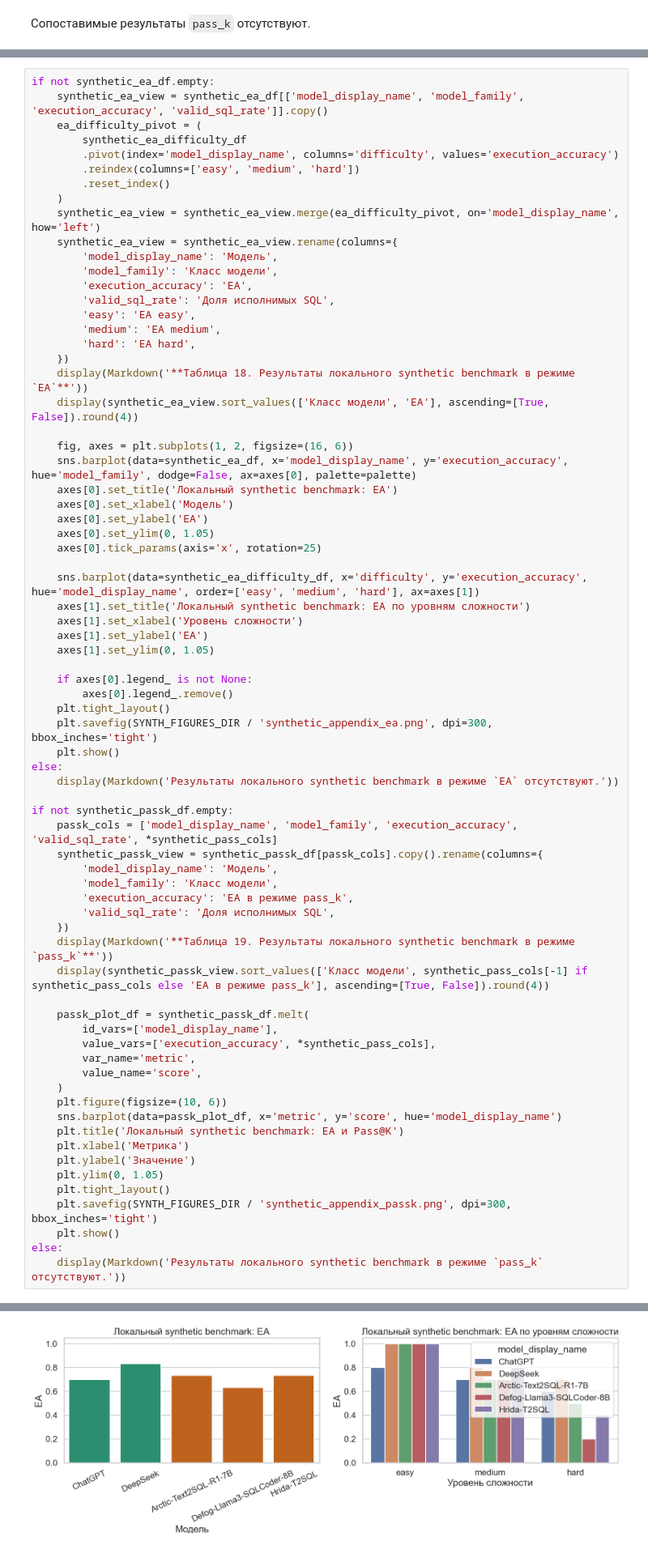
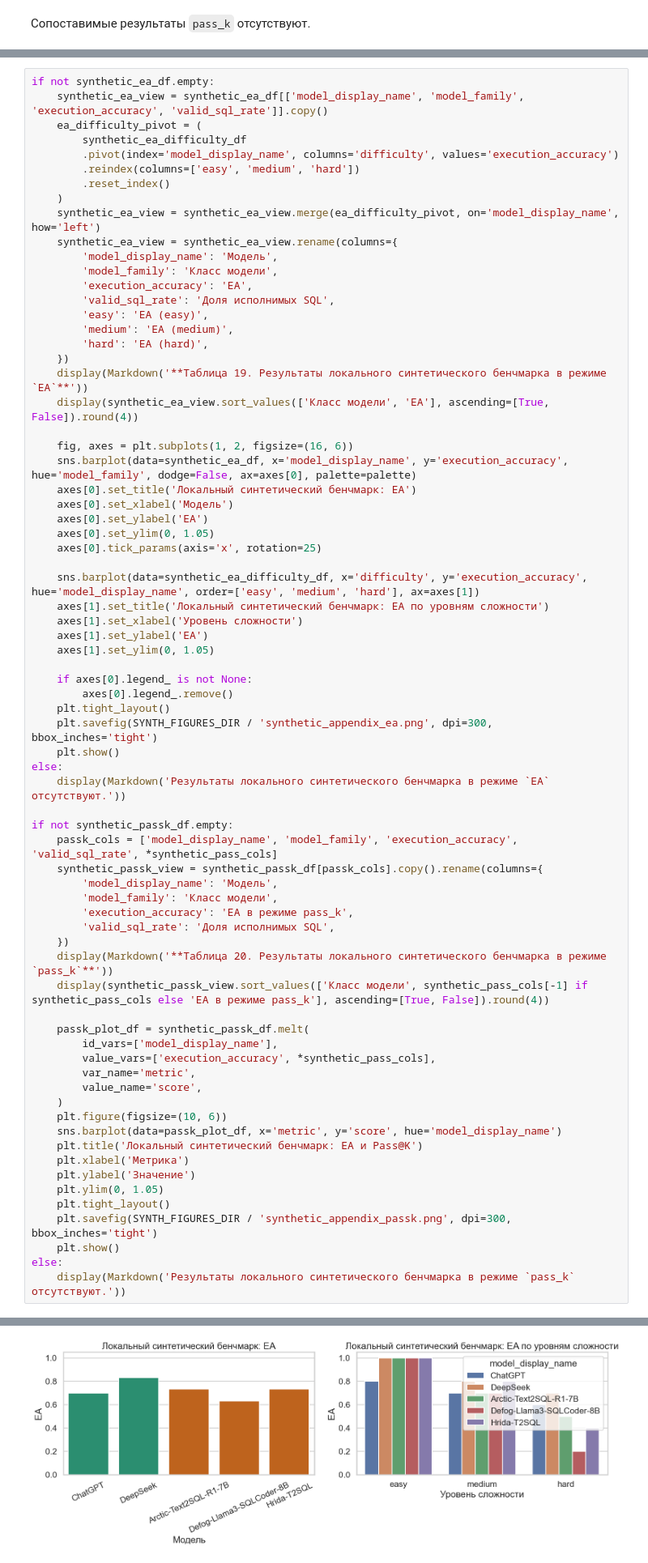
Before and after one commit to countrvl/vkr, a Jupyter notebook: final_nl2sql_analysis.ipynb, the cells around one changed output, grey strips where cells are left out. Shown at 81% size. Drawn from its saved outputs; the diff is of its cells as text.

Commit message:
eccom mini bench 2.1

```diff
--- a/final_nl2sql_analysis.ipynb
+++ b/final_nl2sql_analysis.ipynb
@@ -683,23 +706,23 @@ if not synthetic_ea_df.empty:
         'model_family': 'Класс модели',
         'execution_accuracy': 'EA',
         'valid_sql_rate': 'Доля исполнимых SQL',
-        'easy': 'EA easy',
-        'medium': 'EA medium',
-        'hard': 'EA hard',
+        'easy': 'EA (easy)',
+        'medium': 'EA (medium)',
+        'hard': 'EA (hard)',
     })
-    display(Markdown('**Таблица 18. Результаты локального synthetic benchmark в режиме `EA`**'))
+    display(Markdown('**Таблица 19. Результаты локального синтетического бенчмарка в режиме `EA`**'))
     display(synthetic_ea_view.sort_values(['Класс модели', 'EA'], ascending=[True, False]).round(4))
 
     fig, axes = plt.subplots(1, 2, figsize=(16, 6))
     sns.barplot(data=synthetic_ea_df, x='model_display_name', y='execution_accuracy', hue='model_family', dodge=False, ax=axes[0], palette=palette)
-    axes[0].set_title('Локальный synthetic benchmark: EA')
+    axes[0].set_title('Локальный синтетический бенчмарк: EA')
     axes[0].set_xlabel('Модель')
     axes[0].set_ylabel('EA')
     axes[0].set_ylim(0, 1.05)
     axes[0].tick_params(axis='x', rotation=25)
 
     sns.barplot(data=synthetic_ea_difficulty_df, x='difficulty', y='execution_accuracy', hue='model_display_name', order=['easy', 'medium', 'hard'], ax=axes[1])
-    axes[1].set_title('Локальный synthetic benchmark: EA по уровням сложности')
+    axes[1].set_title('Локальный синтетический бенчмарк: EA по уровням сложности')
     axes[1].set_xlabel('Уровень сложности')
     axes[1].set_ylabel('EA')
     axes[1].set_ylim(0, 1.05)
@@ -710,7 +733,7 @@ if not synthetic_ea_df.empty:
     plt.savefig(SYNTH_FIGURES_DIR / 'synthetic_appendix_ea.png', dpi=300, bbox_inches='tight')
     plt.show()
 else:
-    display(Markdown('Результаты локального synthetic benchmark в режиме `EA` отсутствуют.'))
+    display(Markdown('Результаты локального синтетического бенчмарка в режиме `EA` отсутствуют.'))
 
 if not synthetic_passk_df.empty:
     passk_cols = ['model_display_name', 'model_family', 'execution_accuracy', 'valid_sql_rate', *synthetic_pass_cols]
@@ -720,7 +743,7 @@ if not synthetic_passk_df.empty:
         'execution_accuracy': 'EA в режиме pass_k',
         'valid_sql_rate': 'Доля исполнимых SQL',
     })
-    display(Markdown('**Таблица 19. Результаты локального synthetic benchmark в режиме `pass_k`**'))
+    display(Markdown('**Таблица 20. Результаты локального синтетического бенчмарка в режиме `pass_k`**'))
     display(synthetic_passk_view.sort_values(['Класс модели', synthetic_pass_cols[-1] if synthetic_pass_cols else 'EA в режиме pass_k'], ascending=[True, False]).round(4))
 
     passk_plot_df = synthetic_passk_df.melt(
@@ -731,7 +754,7 @@ if not synthetic_passk_df.empty:
     )
     plt.figure(figsize=(10, 6))
     sns.barplot(data=passk_plot_df, x='metric', y='score', hue='model_display_name')
-    plt.title('Локальный synthetic benchmark: EA и Pass@K')
+    plt.title('Локальный синтетический бенчмарк: EA и Pass@K')
     plt.xlabel('Метрика')
     plt.ylabel('Значение')
     plt.ylim(0, 1.05)
@@ -739,5 +762,5 @@ if not synthetic_passk_df.empty:
     plt.savefig(SYNTH_FIGURES_DIR / 'synthetic_appendix_passk.png', dpi=300, bbox_inches='tight')
     plt.show()
 else:
-    display(Markdown('Результаты локального synthetic benchmark в режиме `pass_k` отсутствуют.'))
+    display(Markdown('Результаты локального синтетического бенчмарка в режиме `pass_k` отсутствуют.'))
 # %% [output]
@@ -746,6 +769,6 @@ else:
 | 1 | DeepSeek | m1 | 0.8333 | 1.0000 | 1.0000 | 0.8000 | 0.7000 |
 | 0 | ChatGPT | m1 | 0.7000 | 0.8333 | 0.8000 | 0.7000 | 0.6000 |
 | 2 | Arctic-Text2SQL-R1-7B | m2 | 0.7333 | 1.0000 | 1.0000 | 0.7000 | 0.5000 |
 | 4 | Hrida-T2SQL | m2 | 0.7333 | 1.0000 | 1.0000 | 0.8000 | 0.4000 |
 | 3 | Defog-Llama3-SQLCoder-8B | m2 | 0.6333 | 0.9000 | 1.0000 | 0.7000 | 0.2000 |
-[figure, old version]
+[figure, new version]
```
Also changed, not shown: parts of 6 cells of this notebook, 2 other files.
